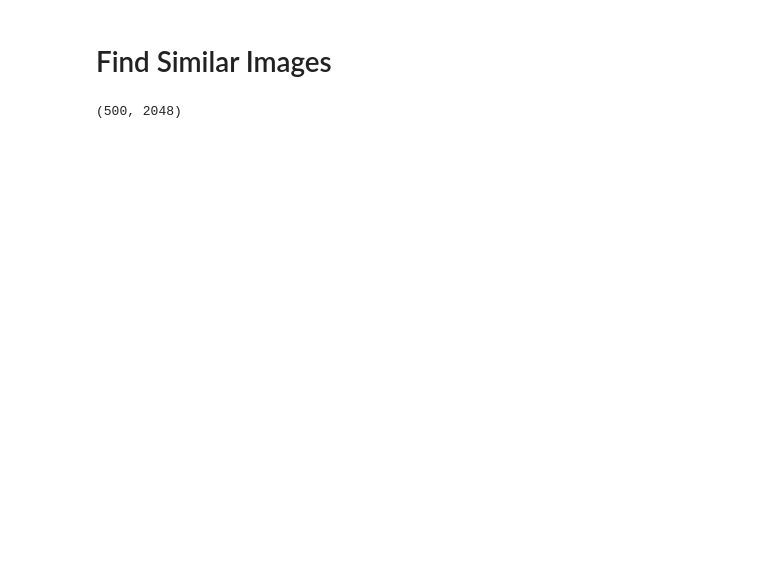
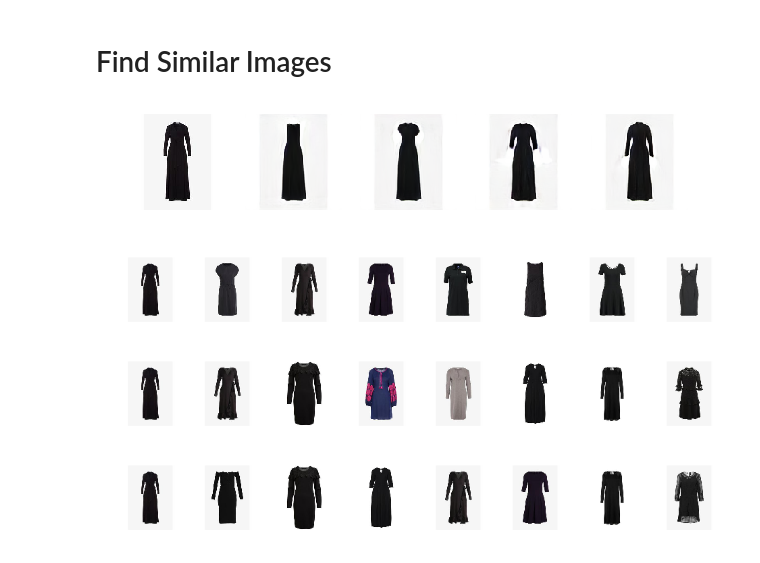
Before and after one commit to sonynka/fashion_gan, a Jupyter notebook: GANsearch_pipeline.ipynb, the cells around one changed output. Drawn from its saved outputs; the diff is of its cells as text; code cells hidden in the pictures; blank space fills up the shorter version.

Commit message:
implement search utils

```diff
--- a/GANsearch_pipeline.ipynb
+++ b/GANsearch_pipeline.ipynb
@@ -21,6 +24,9 @@ warnings.filterwarnings('ignore')
 ## StarGAN
 # %%
 def plot_all_attr_values(img, attr):
+
+    fake_imgs = []
+
     values = StarGAN.LABELS[attr].keys()
     n_cols = len(values)+1
     fig, axarr = plt.subplots(1, n_cols, figsize=(n_cols*2, 2))
@@ -30,7 +36,9 @@ def plot_all_attr_values(img, attr):
     for idx, v in enumerate(values):
         ax = axarr[idx+1]
         fake_img = StarGAN.generate_image(img, attr, v)
+        fake_imgs.append(fake_img)
         ax.imshow(fake_img)
         ax.axis('off')
 
     plt.show()
+    return fake_imgs
@@ -52,4 +64,0 @@ features =  np.array([np.load(os.path.join(feature_path, f)) for f in feature_fi
-# %%
-features.shape
-# %% [output]
-(500, 2048)
@@ -55,0 +74,18 @@ features.shape
+# %%
+test_img_path = './test_images/dresses_sample/IV321C031-Q11.jpg'
+test_img = Image.open(test_img_path)
+fake_imgs = plot_all_attr_values(test_img, 'sleeve_length')
+# %% [output]
+[figure, added]
+# %%
+plot_similar_imgs(resnet_search.get_similar_images(test_img))
+# %% [output]
+[figure, added]
+# %%
+plot_similar_imgs(akiwi114_search.get_similar_images(test_img))
+# %% [output]
+[figure, added]
+# %%
+plot_similar_imgs(akiwi64_search.get_similar_images(test_img))
+# %% [output]
+[figure, added]
```
Also changed, not shown: parts of 11 cells of this notebook, 2 other files.
